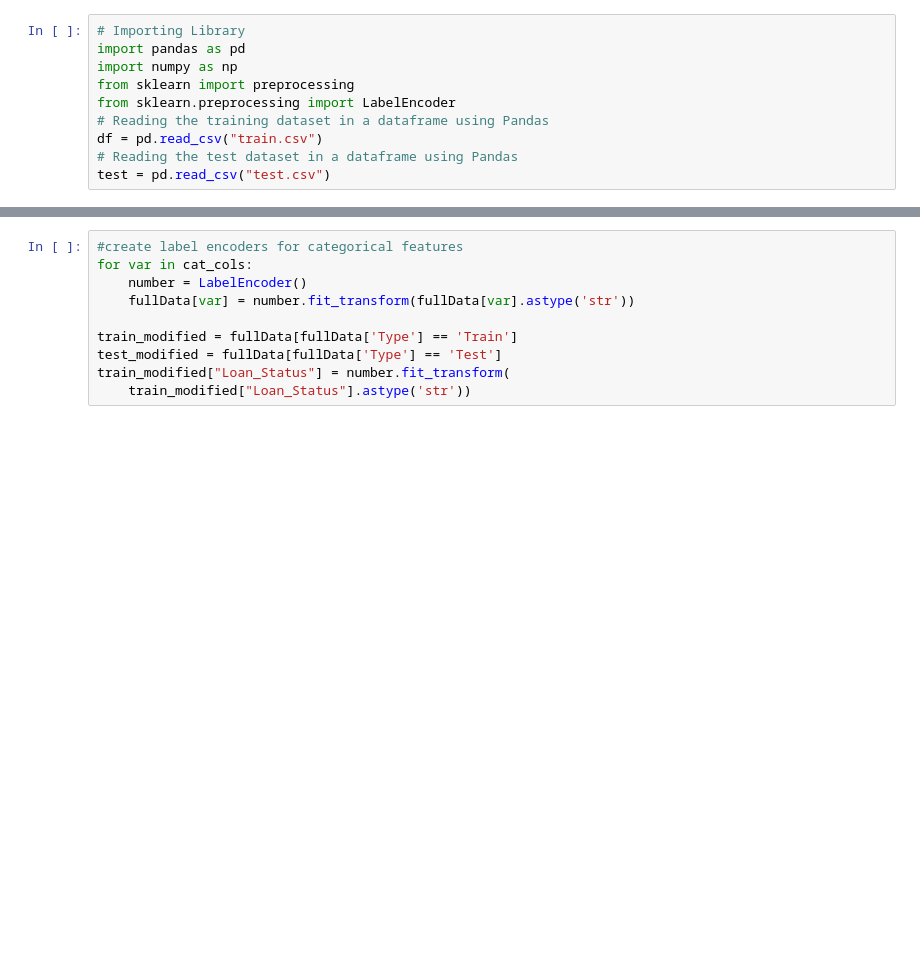
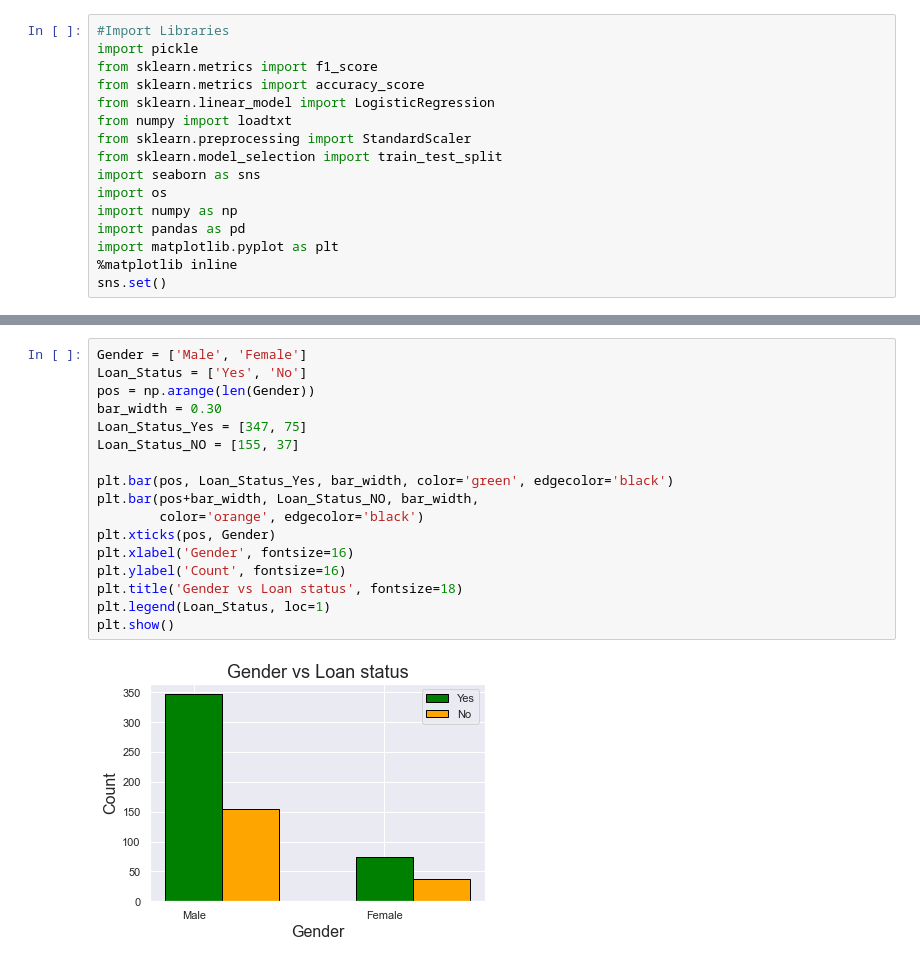
Before and after one commit to mokaty1818795/loan-pred-backend, a Jupyter notebook: app/data/loan_prediction_model.ipynb, the cells around one changed output, grey strips where cells are left out. Drawn from its saved outputs; the diff is of its cells as text; blank space fills up the shorter version.

```diff
--- a/app/data/loan_prediction_model.ipynb
+++ b/app/data/loan_prediction_model.ipynb
@@ -1,11 +1,17 @@
 # %%
-# Importing Library
+#Import Libraries
+import pickle
+from sklearn.metrics import f1_score
+from sklearn.metrics import accuracy_score
+from sklearn.linear_model import LogisticRegression
+from numpy import loadtxt
+from sklearn.preprocessing import StandardScaler
+from sklearn.model_selection import train_test_split
+import seaborn as sns
+import os
+import numpy as np
 import pandas as pd
-import numpy as np
-from sklearn import preprocessing
-from sklearn.preprocessing import LabelEncoder
-# Reading the training dataset in a dataframe using Pandas
-df = pd.read_csv("train.csv")
-# Reading the test dataset in a dataframe using Pandas
-test = pd.read_csv("test.csv")
+import matplotlib.pyplot as plt
+%matplotlib inline
+sns.set()
 # %%
@@ -103,11 +75,20 @@ fullData['TotalIncome_log'].hist(bins=20)
 # %%
-#create label encoders for categorical features
-for var in cat_cols:
-    number = LabelEncoder()
-    fullData[var] = number.fit_transform(fullData[var].astype('str'))
+Gender = ['Male', 'Female']
+Loan_Status = ['Yes', 'No']
+pos = np.arange(len(Gender))
+bar_width = 0.30
+Loan_Status_Yes = [347, 75]
+Loan_Status_NO = [155, 37]
 
-train_modified = fullData[fullData['Type'] == 'Train']
-test_modified = fullData[fullData['Type'] == 'Test']
-train_modified["Loan_Status"] = number.fit_transform(
-    train_modified["Loan_Status"].astype('str'))
+plt.bar(pos, Loan_Status_Yes, bar_width, color='green', edgecolor='black')
+plt.bar(pos+bar_width, Loan_Status_NO, bar_width,
+        color='orange', edgecolor='black')
+plt.xticks(pos, Gender)
+plt.xlabel('Gender', fontsize=16)
+plt.ylabel('Count', fontsize=16)
+plt.title('Gender vs Loan status', fontsize=18)
+plt.legend(Loan_Status, loc=1)
+plt.show()
+# %% [output]
+[figure, added]
 # %%
```
Also changed, not shown: parts of 23 cells of this notebook, 13 other files.
